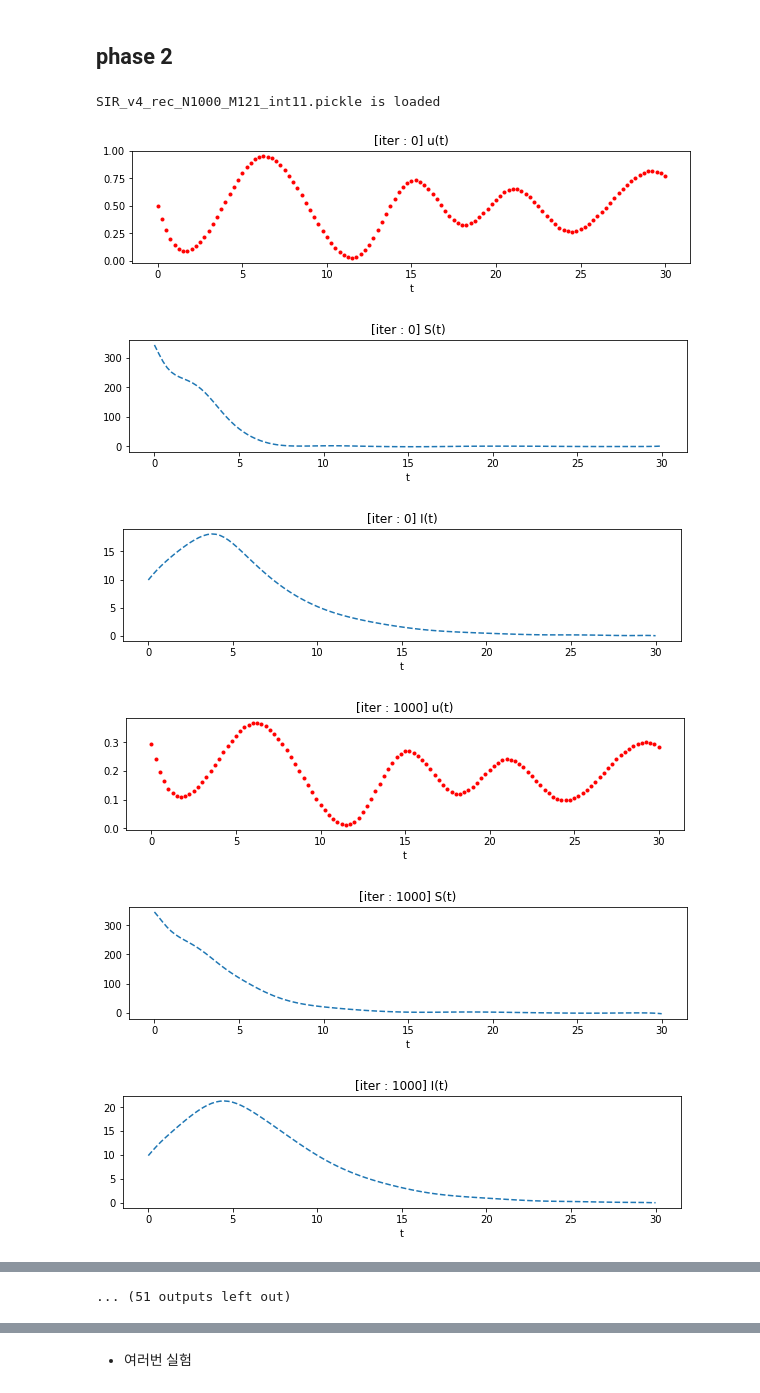
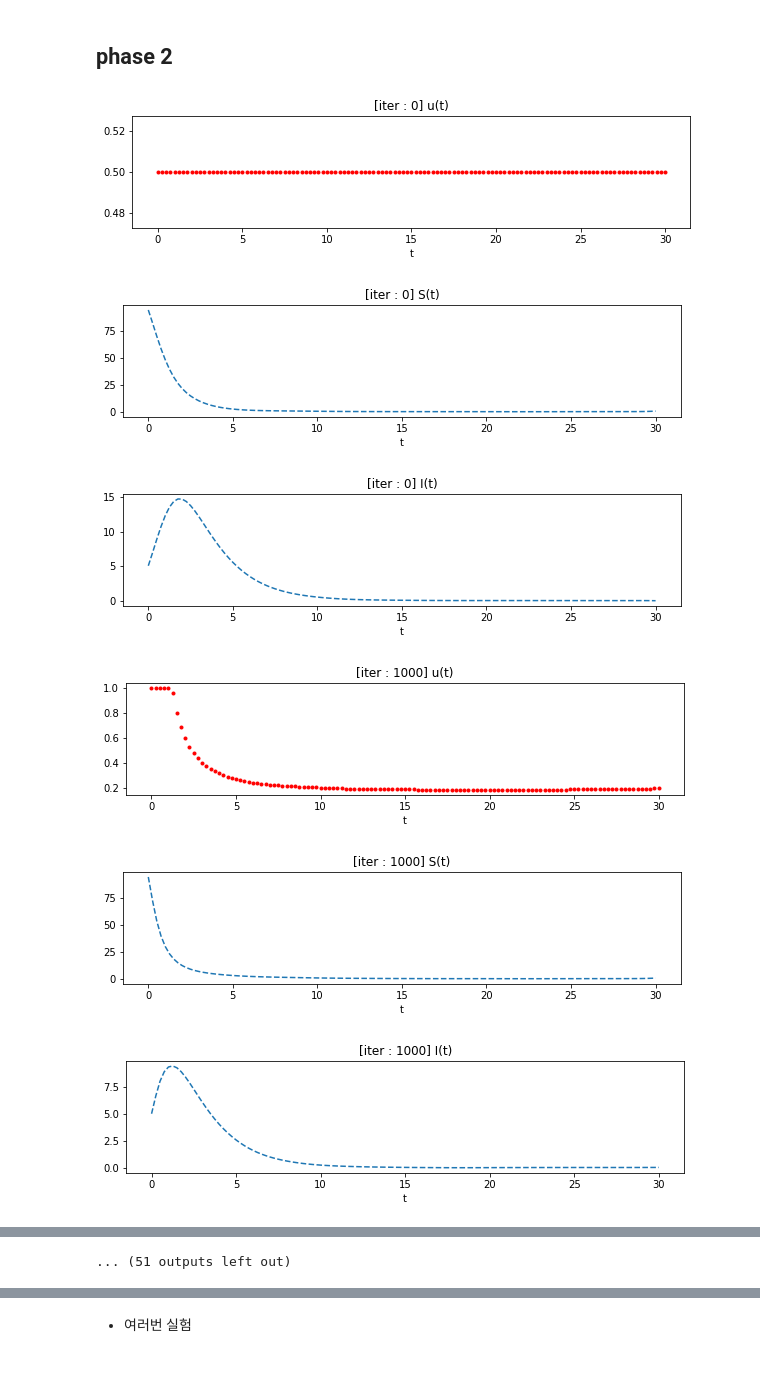
Before and after one commit to paststar/optimal_control, a Jupyter notebook: phase2.ipynb, the cells around one changed output, grey strips where cells are left out. Drawn from its saved outputs; the diff is of its cells as text; code cells hidden in the pictures.

```diff
--- a/phase2.ipynb
+++ b/phase2.ipynb
@@ -65,3 +63,8 @@ name = 'SIRv4_int_11_hyperdeepoent_rec'
+# %%
+#name = 'SIRv4_int_11_hyperdeepoent_rec'
+#name = 'SIRv4_int_11_hyperdeepoent'
+
+name = 'SIRv5_int_11_hyperdeepoent_rec'
 # %%
 path=os.path.join('results',name)
 args=torch.load(os.path.join(path,'args.bin'))
@@ -131,21 +123,6 @@ if 'S0' not in load_data:
     load_data['S0'] = 1
 if 'I0' not in load_data:
     load_data['I0'] = 1
-# %%
-data_name=args.data+'_N'+str(N)+'_M'+str(M)+'_int'+str(interp)+'.pickle'
-
-with open(os.path.join("data_generation",data_name),"rb") as fr:
-    load_data= pickle.load(fr)
-    print(data_name, 'is loaded')
-
-if 'T' not in load_data:
-    load_data['T'] = 1
-if 'S0' not in load_data:
-    load_data['S0'] = 1
-if 'I0' not in load_data:
-    load_data['I0'] = 1
-# %% [output]
-SIR_v4_rec_N1000_M121_int11.pickle is loaded
 # %%
 def viz(iteration, sensor_u):
     test_x = torch.cat((sensor_u.repeat(M,1), sensor_D.view(M,1)), dim=1)
@@ -180,24 +157,27 @@ def viz(iteration, sensor_u):
     # print('res S :',rel_L2_error(pred[:,0],y[:,0]).item())
     # print('res I :',rel_L2_error(pred[:,1],y[:,1]).item())
 # %%
-c1,c2,c3 = 1e-6,1e-3,1
+#c1,c2,c3 = 1e-6,1e-3,1
+c1,c2,c3 = 1,10,100
 sensor_D = torch.tensor(D/load_data['T']).float().cuda()
 
 
 #torch.manual_seed(42)
 #sensor_u = torch.rand(M).cuda()
 
-idx=np.random.randint(0,200)
+#idx=np.random.randint(0,200)
 #sensor_u=load_data['train_X'][M*idx][:M].float().cuda()
-sensor_u=load_data['test_X'][M*idx][:M].float().cuda()
+#sensor_u=load_data['test_X'][M*idx][:M].float().cuda()
 
 
-#torch.manual_seed(42)
-#sensor_u = torch.tensor([0.5]*M).cuda()
+torch.manual_seed(42)
+sensor_u = torch.tensor([0.5]*M).cuda()
 
 
 rec = True
-alpha = 1e-3
+alpha = 1e-6
+clamp = True
+lr = 1e-3
 
 ## check init ##
 #viz(0,sensor_u)
@@ -221,38 +201,41 @@ for iteration in pbar:
     if iteration % 1000 == 0:
         viz(iteration,sensor_u)
         result[iteration] = sensor_u.detach().cpu().numpy()
         plt.show()
 
     test_x = torch.cat((sensor_u.repeat(M,1), sensor_D.view(M,1)), dim=1)
 
     # test_x = []
     # for j in D:
     #     test_x.append(np.append(sensor_u, j))
     # test_x = torch.as_tensor(test_x).reshape(-1, len(D) + 1).float()
 
     pred=model(test_x[:,M:],test_x[:,:M])
 
     sensor_s = pred[:,0]*load_data['S0']
     sensor_i = pred[:,1]*load_data['I0']
 
-    # ver 1 #
+    # wrong ver #
     #sensor_u = sensor_u - lr*(c2*sensor_s+2*c3*sensor_u)
 
-    # ver 2 #
+    # correct ver #
     sensor_u -= lr*(sensor_u-(c2*sensor_s)/(2*c3))
 
 
     # rec #
     if rec:
         rec_u = pred[:,2]
         sensor_u -= lr*alpha*(sensor_u-(rec_u))
+    # clamp #
+    if clamp:
+        sensor_u = torch.clamp(sensor_u,0,1)
 
     pbar.set_description("[iter : %d]"%(iteration))
     #losses.append(loss.item())
 # %% [output]
-[figure, old version]
+[figure, new version]
-[figure, old version]
+[figure, new version]
-[figure, old version]
+[figure, new version]
-[figure, old version]
+[figure, new version]
-[figure, old version]
+[figure, new version]
-[figure, old version]
+[figure, new version]
```
Also changed, not shown: parts of 8 cells of this notebook, 4 other files.
